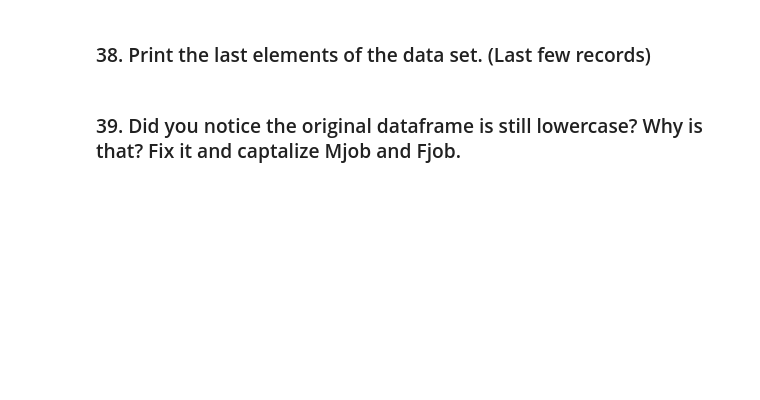
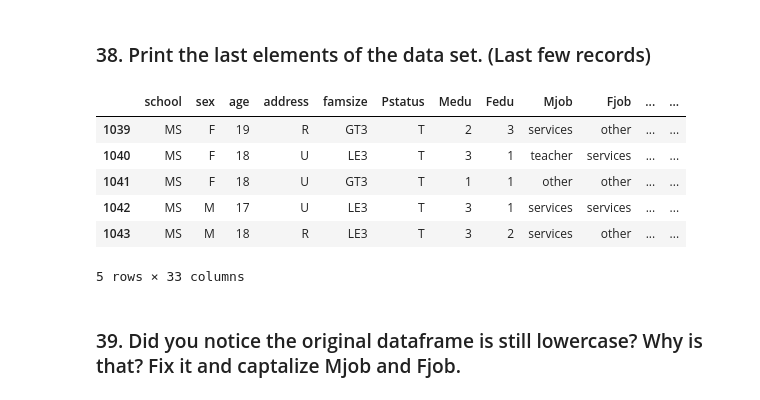
Before and after one commit to Flute22/Python, a Jupyter notebook: Practice/Basic Data Manipulation - Visualization Exercise/Basic_Data_Manipulation_Visualization_Exercise.ipynb, the cells around one changed output. Cells and saved outputs as stored; diff of their text form; code cells hidden in the pictures; blank space fills up the shorter version.

```diff
--- a/Practice/Basic Data Manipulation - Visualization Exercise/Basic_Data_Manipulation_Visualization_Exercise.ipynb
+++ b/Practice/Basic Data Manipulation - Visualization Exercise/Basic_Data_Manipulation_Visualization_Exercise.ipynb
@@ -739,4 +795,14 @@ clean_pct_table_of_occ
 # %% [markdown]
 ### 38. Print the last elements of the data set. (Last few records)
+# %%
+df.tail()
+# %% [output]
+|  | school | sex | age | address | famsize | Pstatus | Medu | Fedu | Mjob | Fjob | ... | ... |
+| 1039 | MS | F | 19 | R | GT3 | T | 2 | 3 | services | other | ... | ... |
+| 1040 | MS | F | 18 | U | LE3 | T | 3 | 1 | teacher | services | ... | ... |
+| 1041 | MS | F | 18 | U | GT3 | T | 1 | 1 | other | other | ... | ... |
+| 1042 | MS | M | 17 | U | LE3 | T | 3 | 1 | services | services | ... | ... |
+| 1043 | MS | M | 18 | R | LE3 | T | 3 | 2 | services | other | ... | ... |
+5 rows × 33 columns
 # %% [markdown]
 ### 39. Did you notice the original dataframe is still lowercase? Why is that? Fix it and captalize Mjob and Fjob.
```
Also changed, not shown: parts of 8 cells of this notebook.
